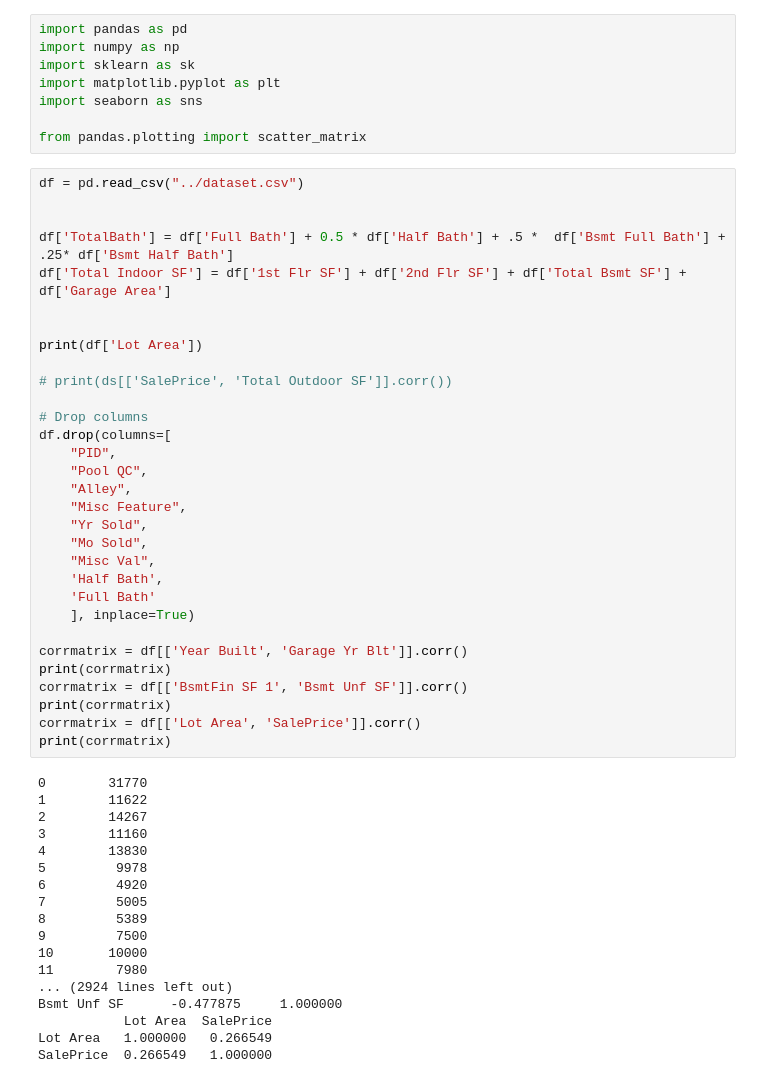
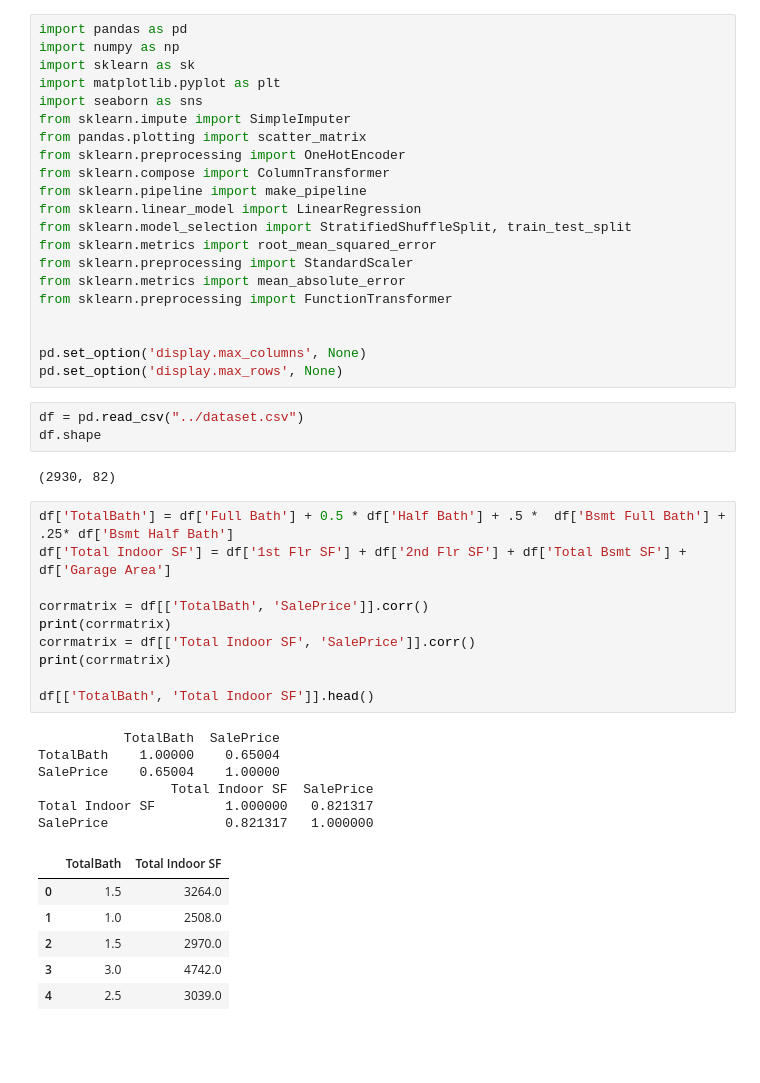
Before and after one commit to Grade123/NTNU-IE500618-Assignment-1, a Jupyter notebook: notebooks/assignment-1.ipynb, the cells around one changed output. Cells and saved outputs as stored; diff of their text form; blank space fills up the shorter version.

```diff
--- a/notebooks/assignment-1.ipynb
+++ b/notebooks/assignment-1.ipynb
@@ -4,54 +4,46 @@ import numpy as np
 import sklearn as sk
 import matplotlib.pyplot as plt
 import seaborn as sns
+from sklearn.impute import SimpleImputer
+from pandas.plotting import scatter_matrix
+from sklearn.preprocessing import OneHotEncoder
+from sklearn.compose import ColumnTransformer
+from sklearn.pipeline import make_pipeline
+from sklearn.linear_model import LinearRegression
+from sklearn.model_selection import StratifiedShuffleSplit, train_test_split
+from sklearn.metrics import root_mean_squared_error
+from sklearn.preprocessing import StandardScaler
+from sklearn.metrics import mean_absolute_error
+from sklearn.preprocessing import FunctionTransformer
 
-from pandas.plotting import scatter_matrix
+
+pd.set_option('display.max_columns', None)
+pd.set_option('display.max_rows', None)
+# %%
+df = pd.read_csv("../dataset.csv")
+df.shape
+# %% [output]
+(2930, 82)
 # %%
-df = pd.read_csv("../dataset.csv")
-
-
 df['TotalBath'] = df['Full Bath'] + 0.5 * df['Half Bath'] + .5 *  df['Bsmt Full Bath'] + .25* df['Bsmt Half Bath']
 df['Total Indoor SF'] = df['1st Flr SF'] + df['2nd Flr SF'] + df['Total Bsmt SF'] + df['Garage Area']
 
+corrmatrix = df[['TotalBath', 'SalePrice']].corr()
+print(corrmatrix)
+corrmatrix = df[['Total Indoor SF', 'SalePrice']].corr()
+print(corrmatrix)
 
-print(df['Lot Area'])
-
-# print(ds[['SalePrice', 'Total Outdoor SF']].corr())
-
-# Drop columns
-df.drop(columns=[
-    "PID",
-    "Pool QC",
-    "Alley",
-    "Misc Feature",
-    "Yr Sold",
-    "Mo Sold",
-    "Misc Val",
-    'Half Bath',
-    'Full Bath'
-    ], inplace=True)
-
-corrmatrix = df[['Year Built', 'Garage Yr Blt']].corr()
-print(corrmatrix)
-corrmatrix = df[['BsmtFin SF 1', 'Bsmt Unf SF']].corr()
-print(corrmatrix)
-corrmatrix = df[['Lot Area', 'SalePrice']].corr()
-print(corrmatrix)
+df[['TotalBath', 'Total Indoor SF']].head()
 # %% [output]
-0        31770
-1        11622
-2        14267
-3        11160
-4        13830
-5         9978
-6         4920
-7         5005
-8         5389
-9         7500
-10       10000
-11        7980
-... (2924 lines left out)
-Bsmt Unf SF      -0.477875     1.000000
-           Lot Area  SalePrice
-Lot Area   1.000000   0.266549
-SalePrice  0.266549   1.000000
+           TotalBath  SalePrice
+TotalBath    1.00000    0.65004
+SalePrice    0.65004    1.00000
+                 Total Indoor SF  SalePrice
+Total Indoor SF         1.000000   0.821317
+SalePrice               0.821317   1.000000
+|  | TotalBath | Total Indoor SF |
+| 0 | 1.5 | 3264.0 |
+| 1 | 1.0 | 2508.0 |
+| 2 | 1.5 | 2970.0 |
+| 3 | 3.0 | 4742.0 |
+| 4 | 2.5 | 3039.0 |
```
Also changed, not shown: parts of 17 cells of this notebook.
